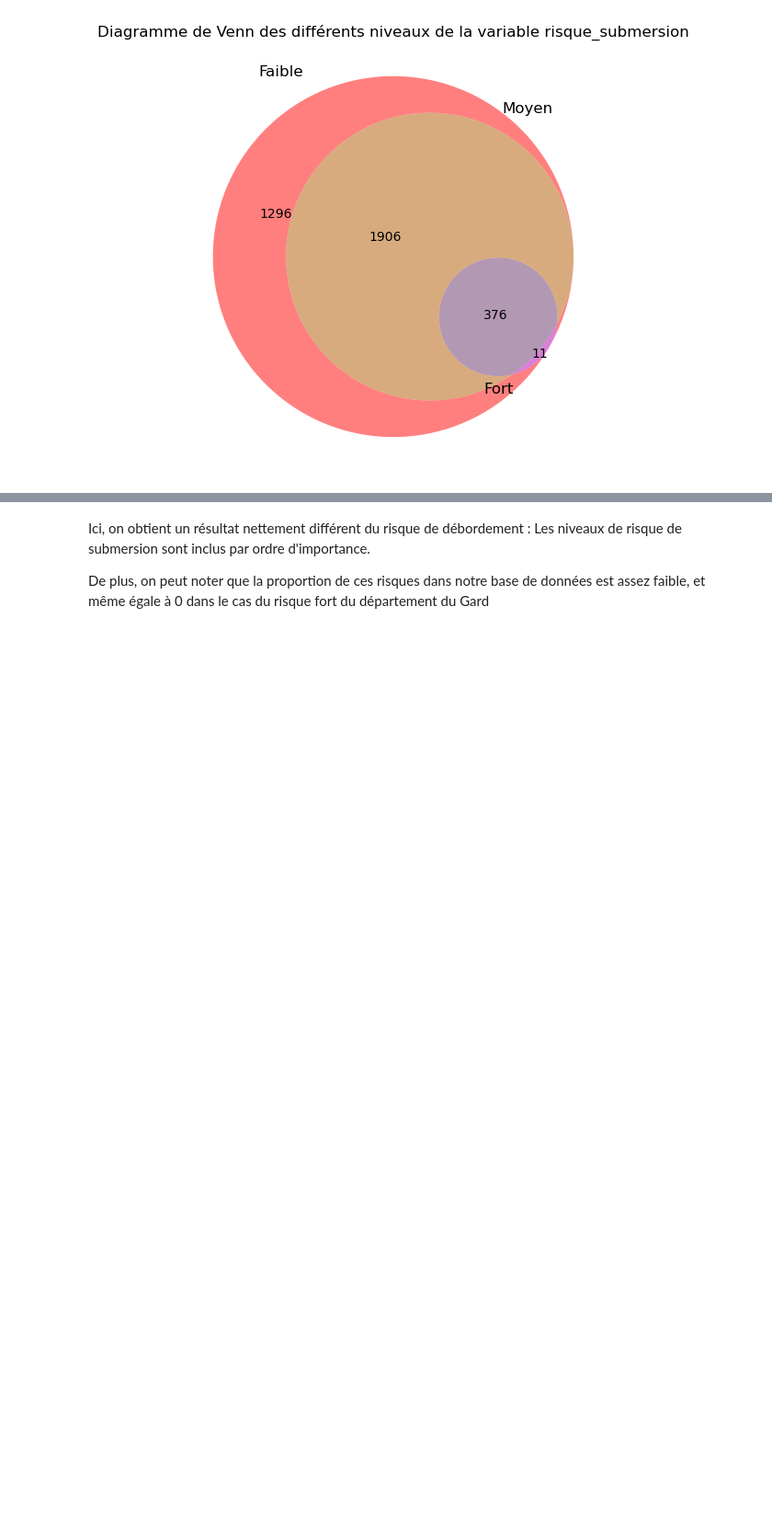
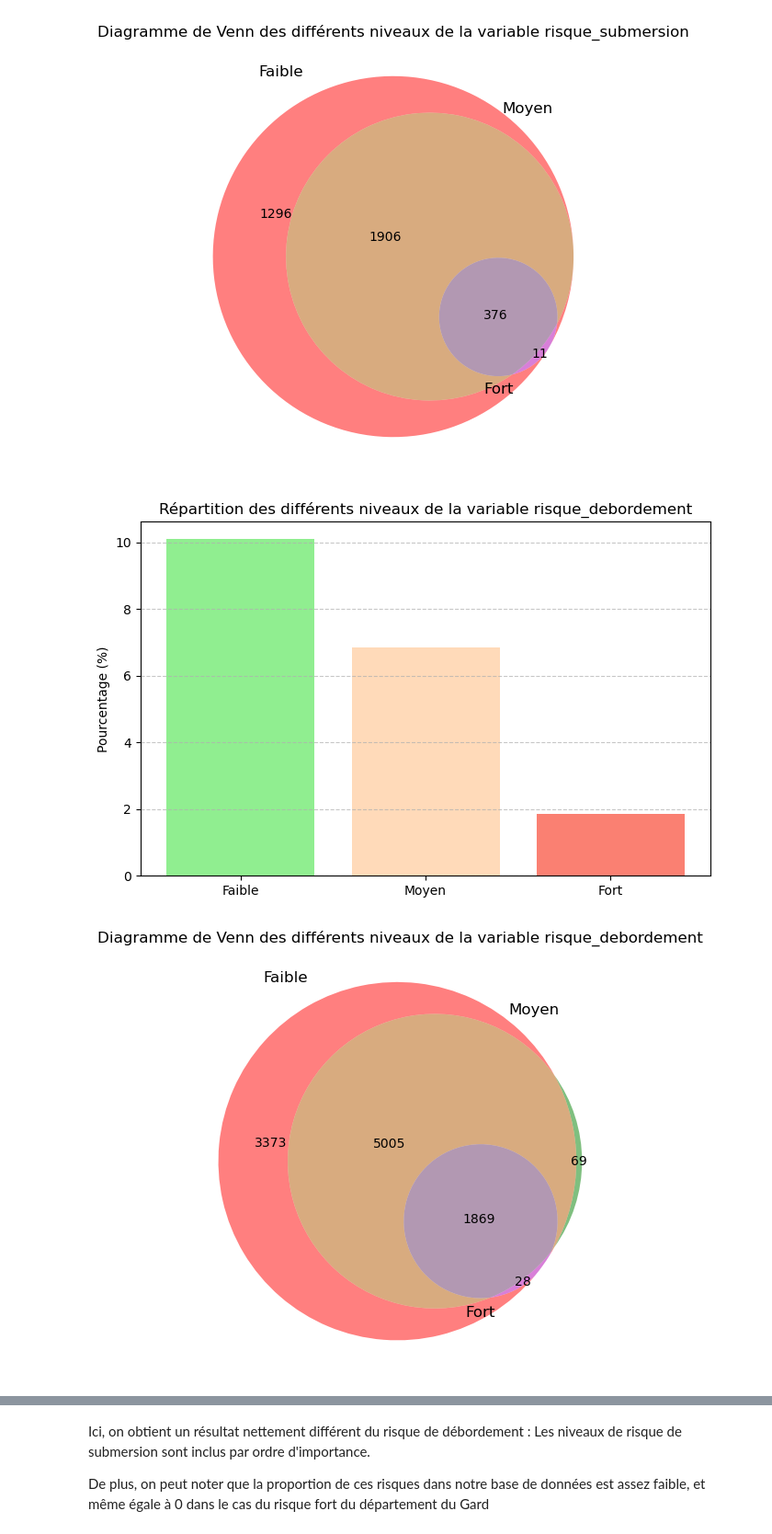
Before and after one commit to ppensier/projet_statapp_inondations, a Jupyter notebook: scripts/stat_data.ipynb, the cells around one changed output, grey strips where cells are left out. Shown at 92% size. Drawn from its saved outputs; the diff is of its cells as text; code cells hidden in the pictures; blank space fills up the shorter version.

```diff
--- a/scripts/stat_data.ipynb
+++ b/scripts/stat_data.ipynb
@@ -886,4 +917,9 @@ visualisation_risques(dvf_mairie, "risque_submersion", False)
 # %% [output]
 [figure]
 [figure]
+# %%
+visualisation_risques(df_corrige, "risque_debordement", False)
+# %% [output]
+[figure, added]
+[figure, added]
 # %%
```
Also changed, not shown: parts of 12 cells of this notebook, 1 other file.
